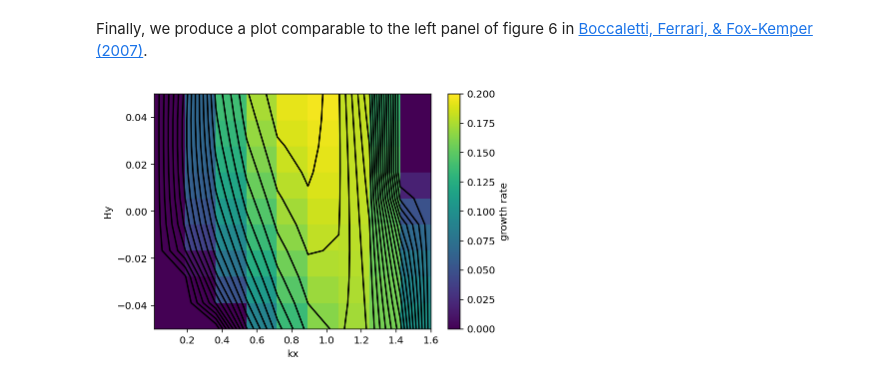
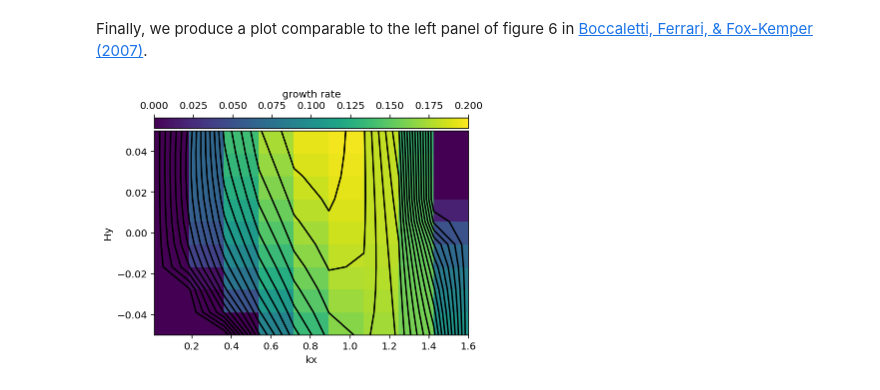
Before and after one commit to DedalusProject/eigentools, a Jupyter notebook: examples/Mixed Layer Instability.ipynb, the cells around one changed output. Cells and saved outputs as stored; diff of their text form; code cells hidden in the pictures.

```diff
--- a/examples/Mixed Layer Instability.ipynb
+++ b/examples/Mixed Layer Instability.ipynb
@@ -179,10 +179,12 @@ cf.save_grid('mixed_layer_grid')
 # %% [markdown]
 Finally, we produce a plot comparable to the left panel of figure 6 in [Boccaletti, Ferrari, & Fox-Kemper (2007)](https://journals.ametsoc.org/view/journals/phoc/37/9/jpo3101.1.xml?tab_body=fulltext-display).
 # %%
-fig = cf.plot_crit()
-fig.axes[0].collections[0].set_clim(0,0.2)
+pax,cax = cf.plot_crit()
+pax.collections[0].set_clim(0,0.2)
+cax.xaxis.set_ticks_position('top')
+cax.xaxis.set_label_position('top')
 contours = np.linspace(0,0.2,20,endpoint=False)
-fig.axes[0].contour(cf.parameter_grids[0], cf.parameter_grids[1],cf.evalue_grid.real, levels=contours, colors='k')
-fig.savefig('mixed_layer_growth_rates.png',dpi=300)
+pax.contour(cf.parameter_grids[0], cf.parameter_grids[1],cf.evalue_grid.real, levels=contours, colors='k')
+pax.figure.savefig('mixed_layer_growth_rates.png',dpi=300)
 # %% [output]
-[figure, old version]
+[figure, new version]
```
Also changed, not shown: parts of 4 cells of this notebook, 4 other files.
